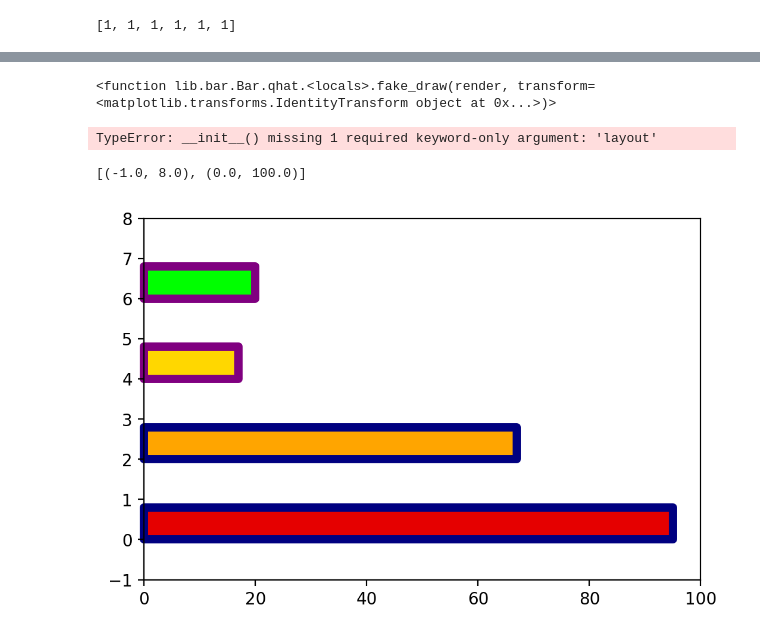
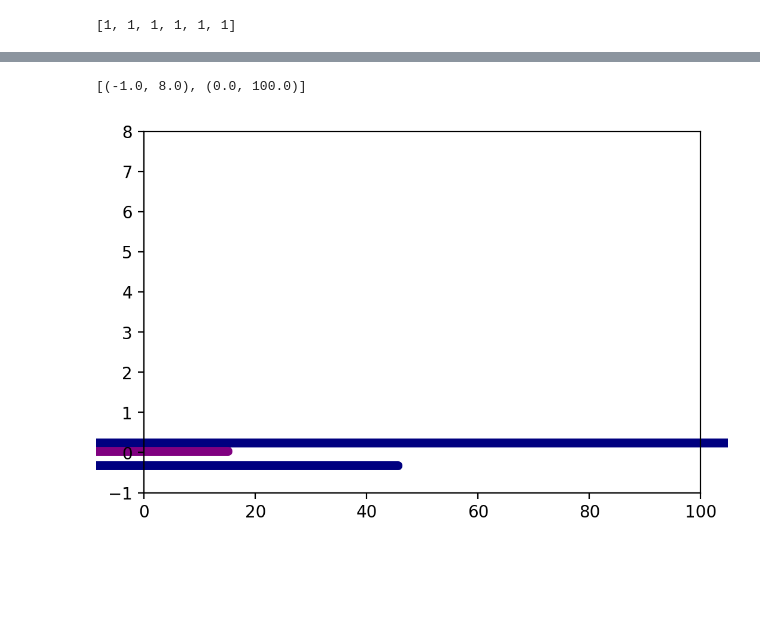
Before and after one commit to story645/team, a Jupyter notebook: matplottoy/test_new_bar.ipynb, the cells around one changed output, grey strips where cells are left out. Cells and saved outputs as stored; diff of their text form; code cells hidden in the pictures; blank space fills up the shorter version.

Commit message:
really borked rendering

```diff
--- a/matplottoy/test_new_bar.ipynb
+++ b/matplottoy/test_new_bar.ipynb
@@ -59,19 +56,32 @@ fruitPos = position.Nominal({'apple': 0, 'orange': 2, 'lemon': 4, 'lime': 6})
 juiceCol = color.Nominal({True: 'navy', False: 'purple'})
 fruitCol = color.Nominal({'apple': 'xkcd:red', 'orange': 'orange',
                          'lemon': 'gold', 'lime': 'lime'})
-
-#include/set transdata as the position transforms
-# include the TransData class
-# ax.transData
-V = [('y', ('calories',), lambda x: x, lambda x: x),
-     ('x', ('fruit',), fruitPos, fruitPos.inverse),
-     ('floor', None,  constant_value(0), None),
-     ('width', None, constant_value(.8), None),
-     ('edgecolor', ('juice',), juiceCol, juiceCol.inverse),
-     ('facecolor', ('fruit',), fruitCol, fruitCol.inverse),
-     ('linewidth', None, constant_value(5), None),
-     ('linestyle', None, constant_value((0, None)), None)]
+# %%
+def make_V(ax, h=False):
+    #include/set transdata as the position transforms
+    # include the TransData class
+    # ax.transData
+    def fruit(x):
+        return ax.transData.transform(fruitPos(x))
+
+    V = [('y', ('calories',), ax.transData.transform, None),
+            ('x', ('fruit',), fruit, fruitPos.inverse),
+            ('floor', None,  constant_value(0), None),
+            ('width', None, constant_value(.8), None),
+            ('edgecolor', ('juice',), juiceCol, juiceCol.inverse),
+            ('facecolor', ('fruit',), fruitCol, fruitCol.inverse),
+            ('linewidth', None, constant_value(5), None),
+             ('linestyle', None, constant_value((0, None)), None)]
+    if h:
+        V[0] = ('x', *V[0][1:])
+        V[1] = ('y', *V[1][1:])
+    return V
 # %%
+fig, ax = plt.subplots()
 dbar = bar.Bar()
-for (p, f, nu, nu_inv) in V:
+for (p, f, nu, nu_inv) in make_V(ax):
   pbar = dbar.compose_with_nu(p, f, nu, nu_inv)
+A = bar.TopologicalArtist(pbar).compose_with_tau(tau)
+ax.set(xlim=(0,6), ylim=(0, 100))
+axesArtist = bar.GenericArtist(A)
+ax.add_artist(axesArtist)
@@ -78,5 +90,0 @@ for (p, f, nu, nu_inv) in V:
-# %%
-mu = pbar.mu(tau.query()[0])
-pbar.qhat(**mu)
-# %% [output]
-<function lib.bar.Bar.qhat.<locals>.fake_draw(render, transform=<matplotlib.transforms.IdentityTransform object at 0x...>)>
@@ -85,7 +90,0 @@ A = bar.TopologicalArtist(pbar).compose_with_tau(tau)
-# %%
-fig, ax = plt.subplots()
-axesArtist = bar.GenericArtist(A)
-ax.add_artist(axesArtist)
-ax.set(xlim=(-1,8), ylim=(0, 100))
-# %% [output]
-TypeError: __init__() missing 1 required keyword-only argument: 'layout'
@@ -106,11 +91,11 @@ Vh = [('x', ('calories',), lambda x : x),
 # %%
 dbarh = bar.BarH()
-for (pi, fi, nui) in Vh:
+for (pi, fi, nui, nu_inv) in make_V(ax, h=True):
   pbarh = dbarh.compose_with_nu(pi, fi, nui)
 Ah = bar.TopologicalArtist(pbarh).compose_with_tau(tau)
 fig, ax = plt.subplots()
 ax.add_artist(bar.GenericArtist(Ah))
 ax.set(ylim=(-1,8), xlim=(0, 100))
 # %% [output]
 [(-1.0, 8.0), (0.0, 100.0)]
-[figure, old version]
+[figure, new version]
```
Also changed, not shown: parts of 7 cells of this notebook, 4 other files.
